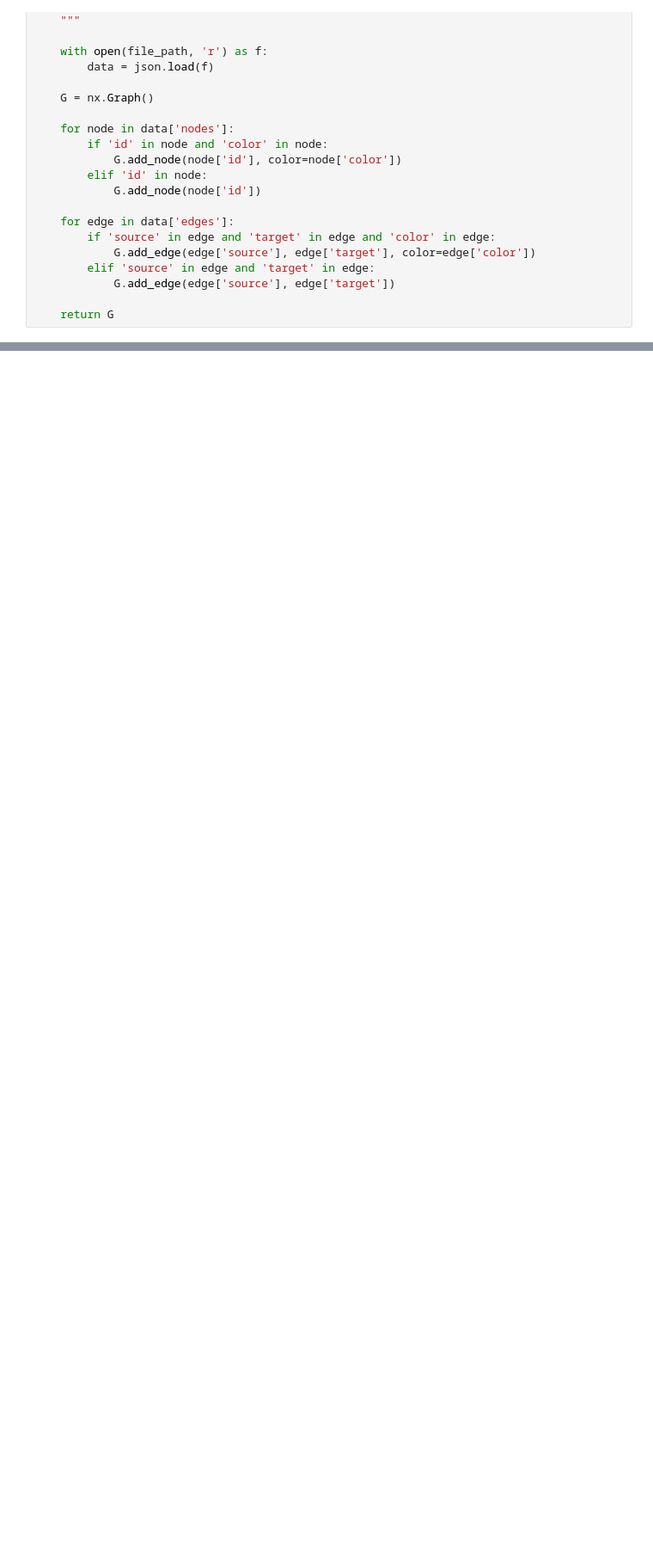
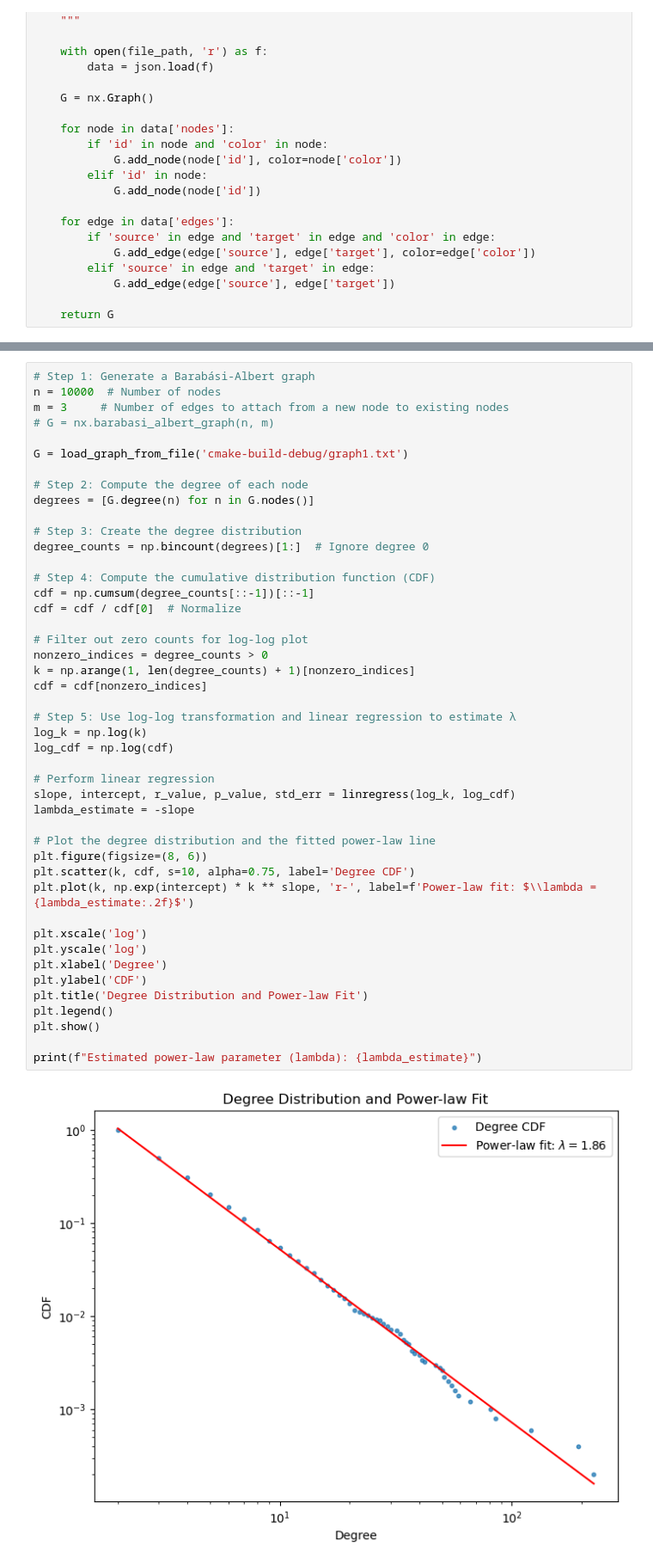
Before and after one commit to karoljanic/preferential-colouring-of-random-graphs, a Jupyter notebook: preferential-colouring-of-random-graphs.ipynb, the cells around one changed output, grey strips where cells are left out. Shown at 86% size. Saved outputs shown, nothing was run; the diff lists cells and outputs as text; blank space fills up the shorter version.

```diff
--- a/preferential-colouring-of-random-graphs.ipynb
+++ b/preferential-colouring-of-random-graphs.ipynb
@@ -182,0 +203,47 @@ FileNotFoundError: [Errno 2] No such file or directory: 'cmake-build-debug/simpl
+# %%
+# Step 1: Generate a Barabási-Albert graph
+n = 10000  # Number of nodes
+m = 3     # Number of edges to attach from a new node to existing nodes
+# G = nx.barabasi_albert_graph(n, m)
+
+G = load_graph_from_file('cmake-build-debug/graph1.txt')
+
+# Step 2: Compute the degree of each node
+degrees = [G.degree(n) for n in G.nodes()]
+
+# Step 3: Create the degree distribution
+degree_counts = np.bincount(degrees)[1:]  # Ignore degree 0
+
+# Step 4: Compute the cumulative distribution function (CDF)
+cdf = np.cumsum(degree_counts[::-1])[::-1]
+cdf = cdf / cdf[0]  # Normalize
+
+# Filter out zero counts for log-log plot
+nonzero_indices = degree_counts > 0
+k = np.arange(1, len(degree_counts) + 1)[nonzero_indices]
+cdf = cdf[nonzero_indices]
+
+# Step 5: Use log-log transformation and linear regression to estimate λ
+log_k = np.log(k)
+log_cdf = np.log(cdf)
+
+# Perform linear regression
+slope, intercept, r_value, p_value, std_err = linregress(log_k, log_cdf)
+lambda_estimate = -slope
+
+# Plot the degree distribution and the fitted power-law line
+plt.figure(figsize=(8, 6))
+plt.scatter(k, cdf, s=10, alpha=0.75, label='Degree CDF')
+plt.plot(k, np.exp(intercept) * k ** slope, 'r-', label=f'Power-law fit: $\\lambda = {lambda_estimate:.2f}$')
+
+plt.xscale('log')
+plt.yscale('log')
+plt.xlabel('Degree')
+plt.ylabel('CDF')
+plt.title('Degree Distribution and Power-law Fit')
+plt.legend()
+plt.show()
+
+print(f"Estimated power-law parameter (lambda): {lambda_estimate}")
+# %% [output]
+[figure, added]
```
Also changed, not shown: parts of 7 cells of this notebook, 9 other files.
